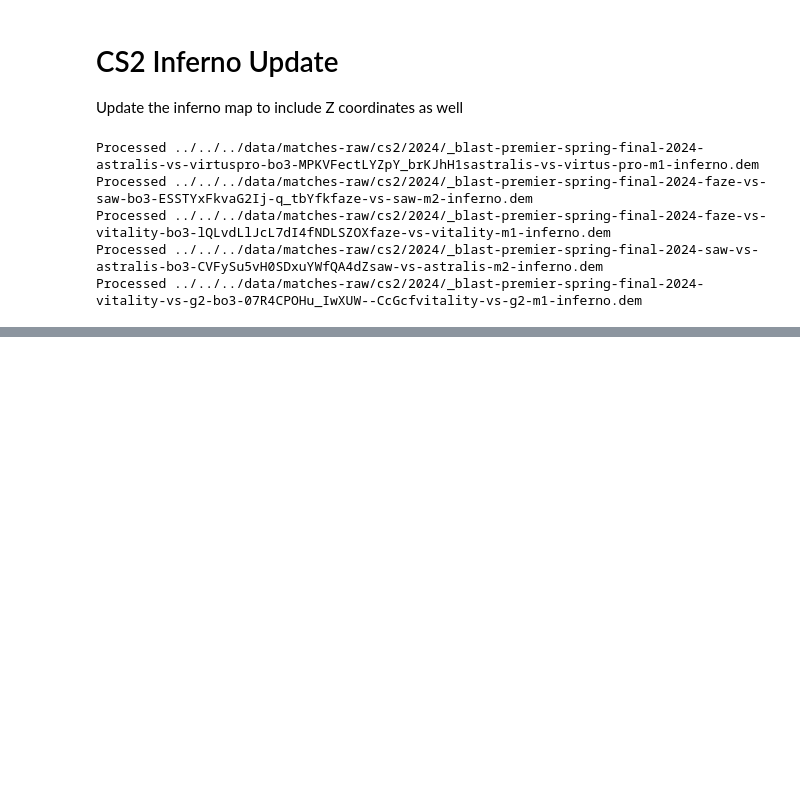
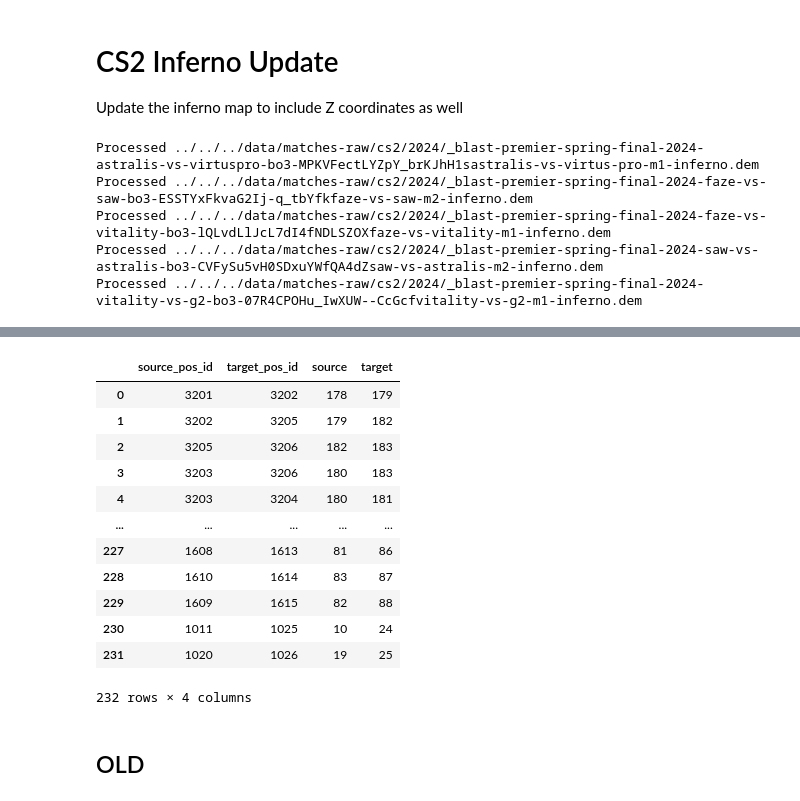
Before and after one commit to szmidapatrik/c2m1TPaeVlsln, a Jupyter notebook: proj/map_graph_model/inferno_graph/CS2_inferno_graph_update.ipynb, the cells around one changed output, grey strips where cells are left out. Saved outputs shown, nothing was run; the diff lists cells and outputs as text; code cells hidden in the pictures; blank space fills up the shorter version.

```diff
--- a/proj/map_graph_model/inferno_graph/CS2_inferno_graph_update.ipynb
+++ b/proj/map_graph_model/inferno_graph/CS2_inferno_graph_update.ipynb
@@ -41,0 +81,16 @@ Processed ../../../data/matches-raw/cs2/2024/_blast-premier-spring-final-2024-vi
+# %%
+edges
+# %% [output]
+|  | source_pos_id | target_pos_id | source | target |
+| 0 | 3201 | 3202 | 178 | 179 |
+| 1 | 3202 | 3205 | 179 | 182 |
+| 2 | 3205 | 3206 | 182 | 183 |
+| 3 | 3203 | 3206 | 180 | 183 |
+| 4 | 3203 | 3204 | 180 | 181 |
+| ... | ... | ... | ... | ... |
+| 227 | 1608 | 1613 | 81 | 86 |
+| 228 | 1610 | 1614 | 83 | 87 |
+| 229 | 1609 | 1615 | 82 | 88 |
+| 230 | 1011 | 1025 | 10 | 24 |
+| 231 | 1020 | 1026 | 19 | 25 |
+232 rows × 4 columns
@@ -42,3 +155,5 @@ Processed ../../../data/matches-raw/cs2/2024/_blast-premier-spring-final-2024-vi
+# %% [markdown]
+## OLD
 # %%
 fig, ax = plt.subplots(figsize=(16, 16))
 ax.scatter(pos.drop_duplicates()['X'], pos.drop_duplicates()['Y'], s=0.01, c=pos.drop_duplicates()['Z'])
```
Also changed, not shown: parts of 4 cells of this notebook, 3 other files.
